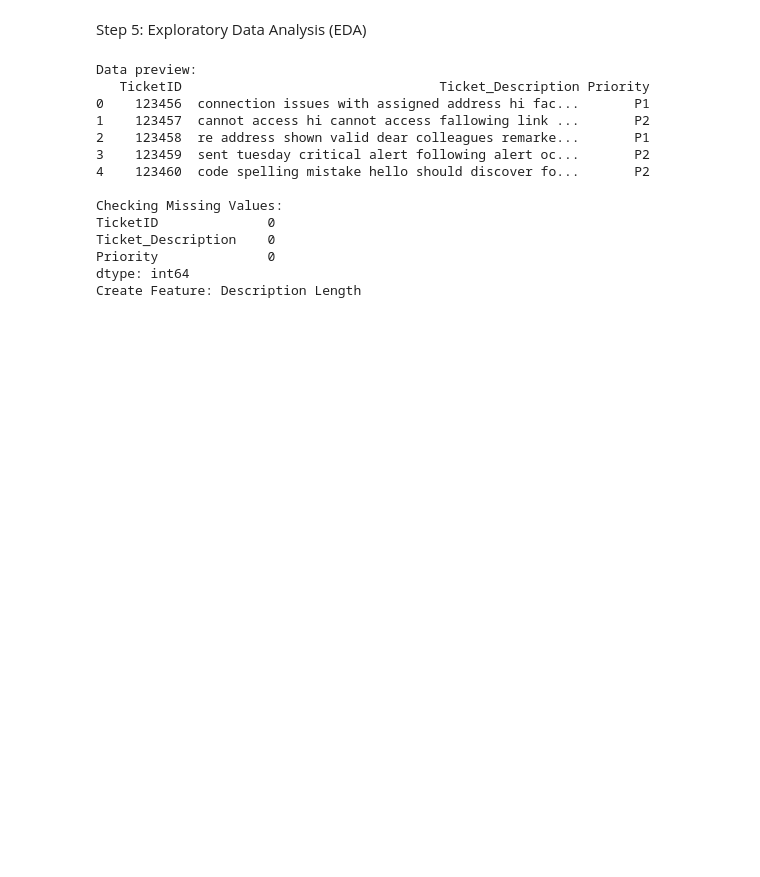
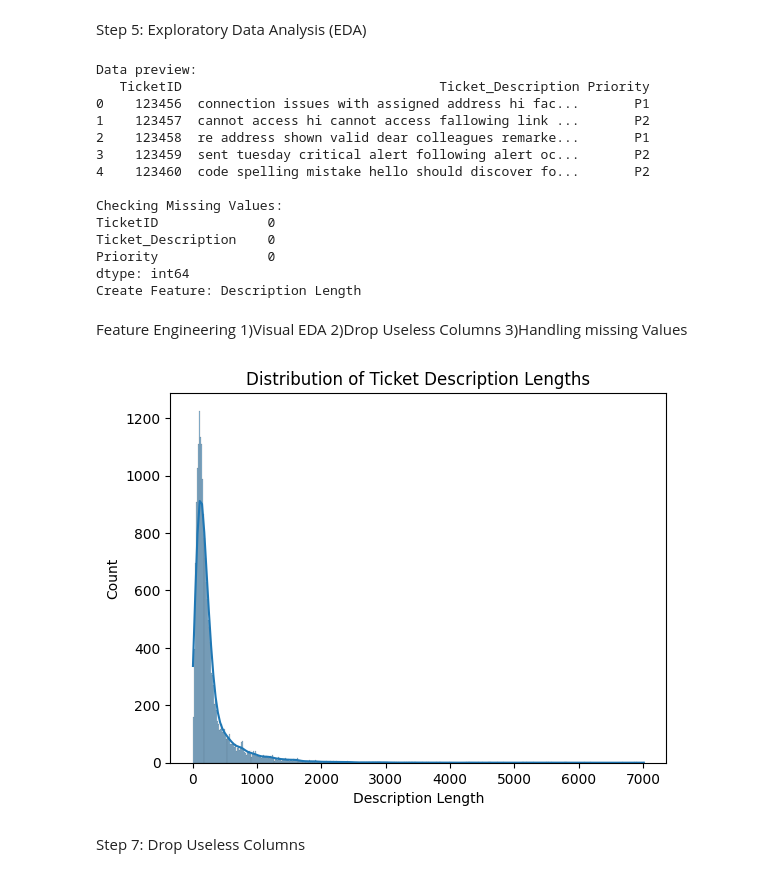
Before and after one commit to idevanshu/Priority-Prediction, a Jupyter notebook: priority_definer.ipynb, the cells around one changed output. Saved outputs shown, nothing was run; the diff lists cells and outputs as text; code cells hidden in the pictures; blank space fills up the shorter version.

Commit message:
feature Engineering

```diff
--- a/priority_definer.ipynb
+++ b/priority_definer.ipynb
@@ -22,7 +22,7 @@ from scipy.sparse import hstack
 # %% [markdown]
 Step 2: Loading the DataSet
 # %%
-SAMPLE_SIZE = 100000
+SAMPLE_SIZE = 19797
 df = pd.read_csv('tickets.csv', nrows=SAMPLE_SIZE)
 # %% [markdown]
 Step 3:Problem Statement: "Predict priority (P1, P2, P3, P4) from ticket text."
@@ -71,3 +71,19 @@ Ticket_Description    0
 Priority              0
 dtype: int64
 Create Feature: Description Length
+# %% [markdown]
+Feature Engineering
+1)Visual EDA
+2)Drop Useless Columns
+3)Handling missing Values
+# %%
+sns.histplot(df['description_length'], kde=True)
+plt.title('Distribution of Ticket Description Lengths')
+plt.xlabel('Description Length')
+plt.show()
+if 'TicketID' in df.columns:
+    df.drop(['TicketID'], axis=1, inplace=True, errors='ignore')
+# %% [output]
+[figure, added]
+# %% [markdown]
+Step 7: Drop Useless Columns
```
